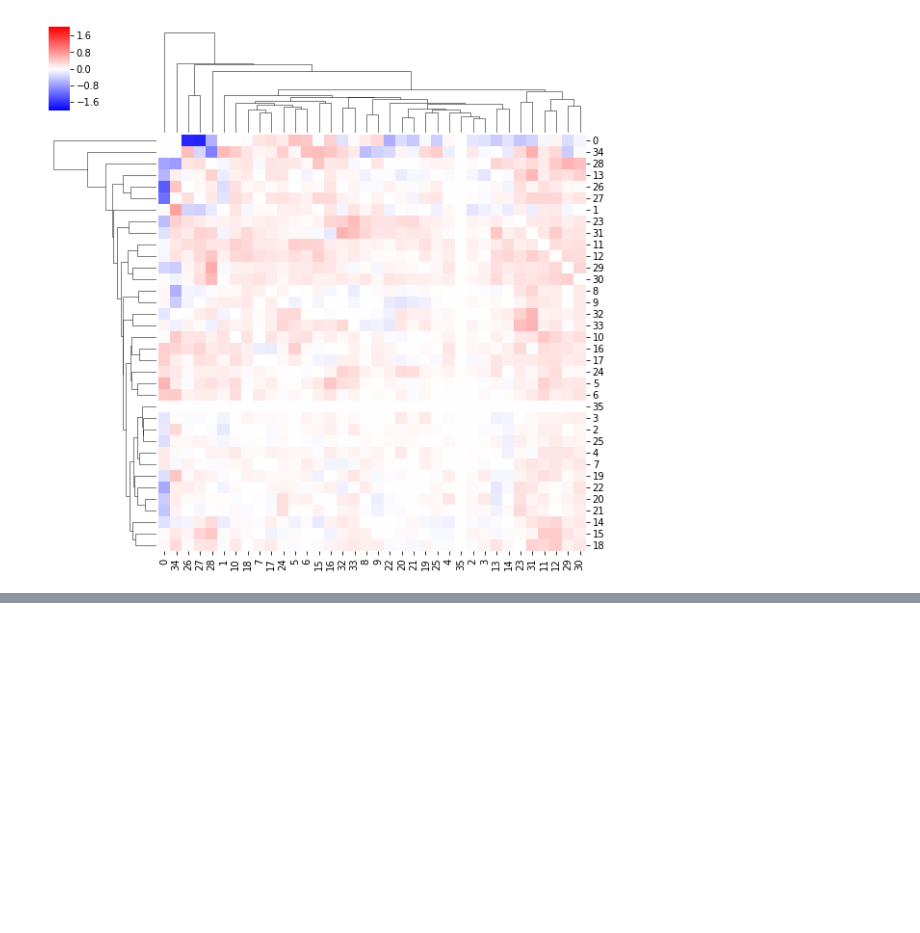
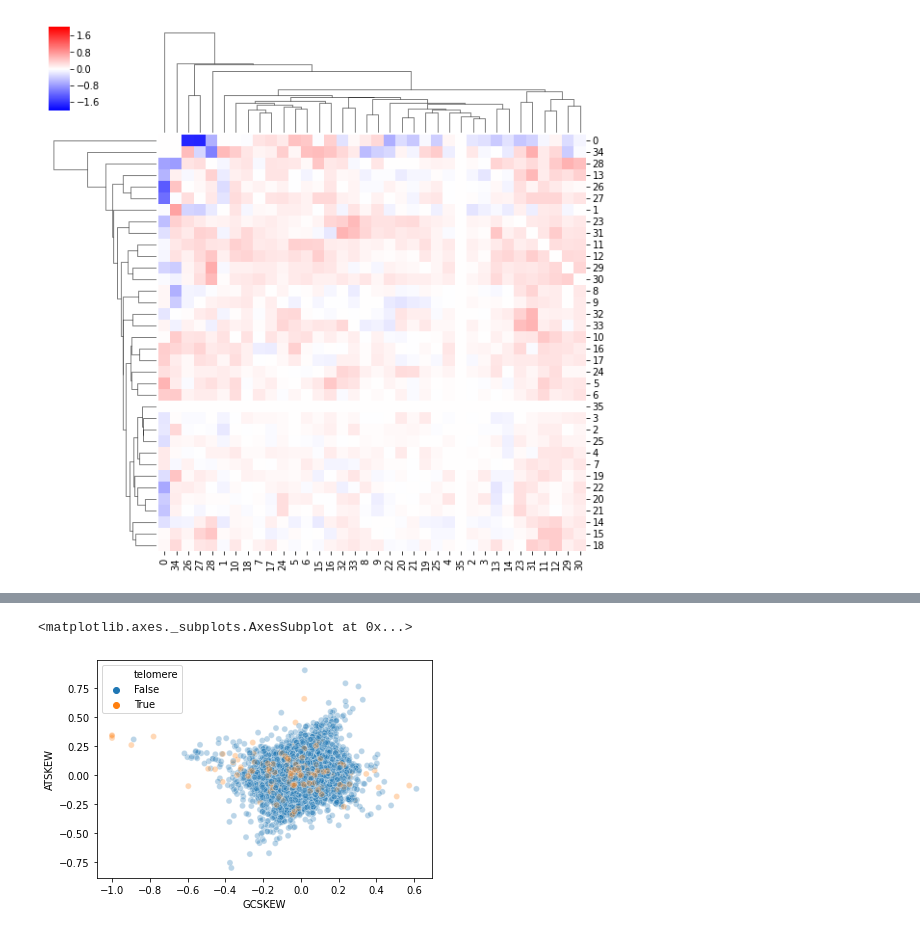
Before and after one commit to cmdoret/Acastellanii_legionella_infection, a Jupyter notebook: docs/notebooks/interchromosomal_contacts.ipynb, the cells around one changed output, grey strips where cells are left out. Cells and saved outputs as stored; diff of their text form; code cells hidden in the pictures; blank space fills up the shorter version.

```diff
--- a/docs/notebooks/interchromosomal_contacts.ipynb
+++ b/docs/notebooks/interchromosomal_contacts.ipynb
@@ -404,0 +444,6 @@ sns.clustermap(convsrat, cmap='bwr',  z_score=None, vmin=-2, vmax=2)
+# %%
+sns.scatterplot(data=wins, x='GCSKEW', y='ATSKEW', hue='telomere', alpha=0.3
+)
+# %% [output]
+<matplotlib.axes._subplots.AxesSubplot at 0x...>
+[figure, added]
```
Also changed, not shown: parts of 12 cells of this notebook.
